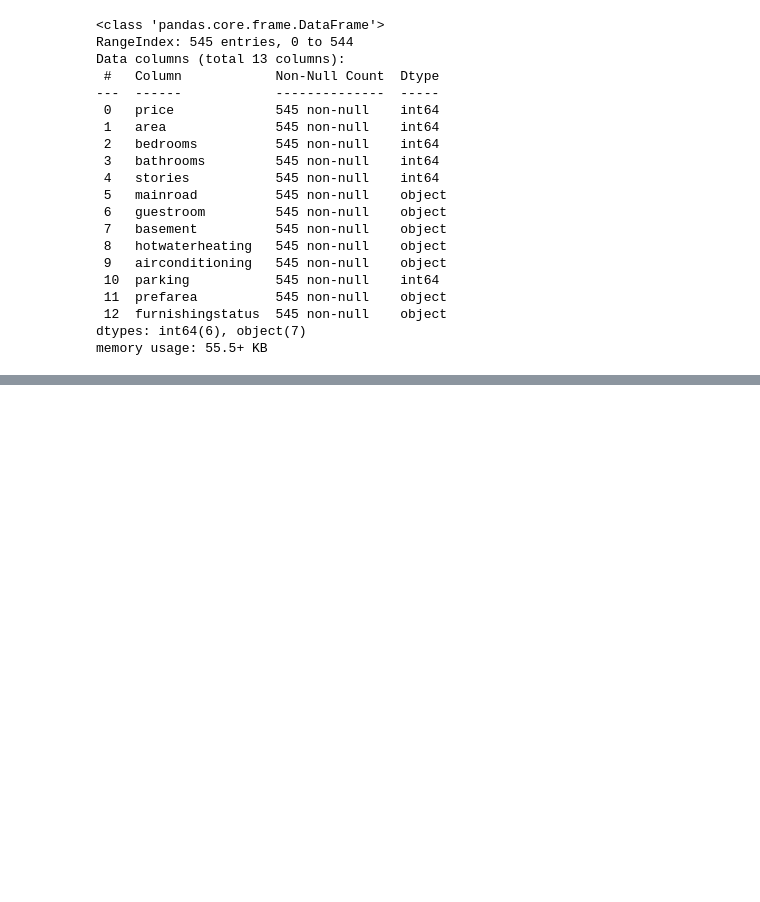
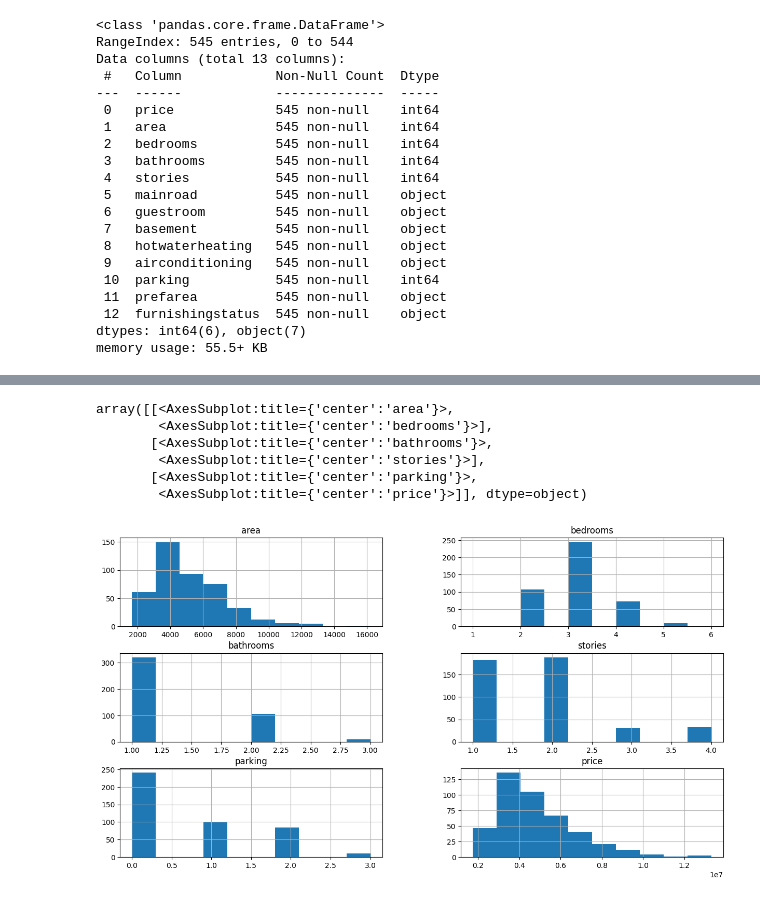
Before and after one commit to aalsaedi265/Hourse_predict, a Jupyter notebook: homeManip.ipynb, the cells around one changed output, grey strips where cells are left out. Drawn from its saved outputs; the diff is of its cells as text; code cells hidden in the pictures; blank space fills up the shorter version.

```diff
--- a/homeManip.ipynb
+++ b/homeManip.ipynb
@@ -55,4 +55,6 @@ x = data.drop(['price'], axis=1)
 y= data['price']
 # %%
 # 0.2 or 20% is gold standard for testing
-X_train, x_test, y_train, y_test = train_test_split(x,y, test_size= 0.2)
+x_train, x_test, y_train, y_test = train_test_split(x, y, test_size = 0.2 )
+# %%
+train_data = x_train.join(y_train)
@@ -58,0 +77,11 @@ X_train, x_test, y_train, y_test = train_test_split(x,y, test_size= 0.2)
+# %%
+#get histogram for dividual featers with a fixed size
+train_data.hist(figsize=(15,8))
+# %% [output]
+array([[<AxesSubplot:title={'center':'area'}>,
+        <AxesSubplot:title={'center':'bedrooms'}>],
+       [<AxesSubplot:title={'center':'bathrooms'}>,
+        <AxesSubplot:title={'center':'stories'}>],
+       [<AxesSubplot:title={'center':'parking'}>,
+        <AxesSubplot:title={'center':'price'}>]], dtype=object)
+[figure, added]
```
Also changed, not shown: parts of 3 cells of this notebook.
